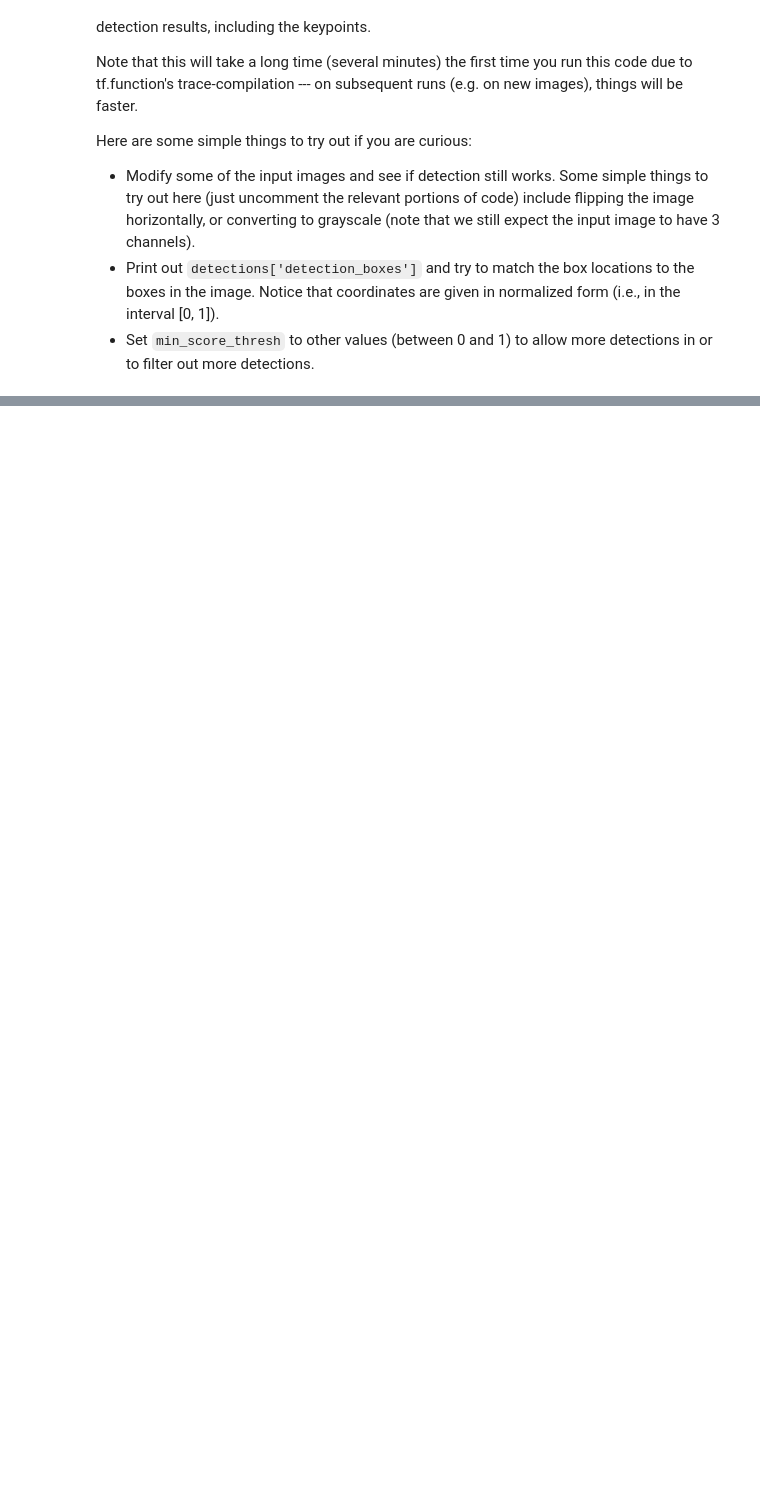
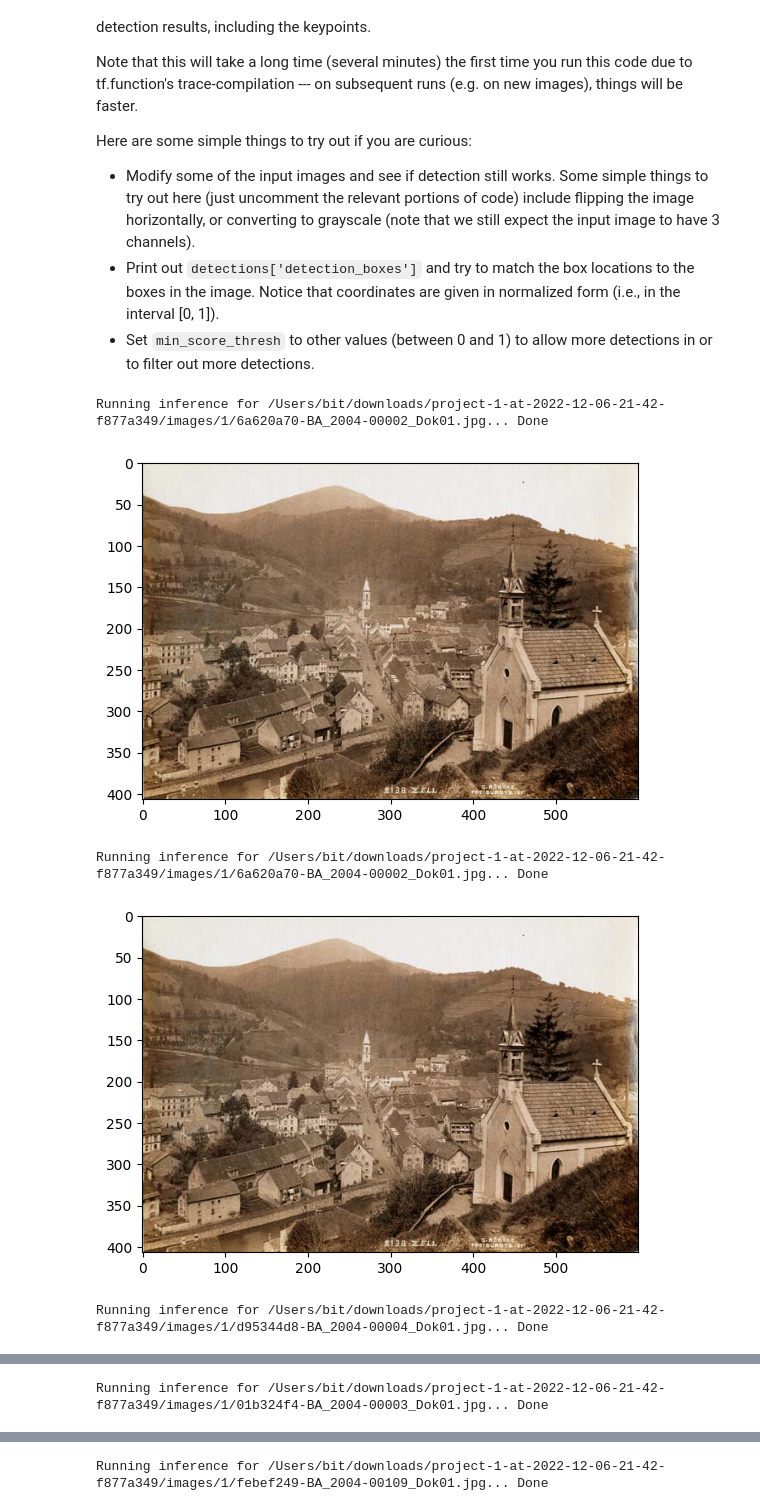
Before and after one commit to B1tstorm/ai_kindererkennung, a Jupyter notebook: object_detection/plot_object_detection_saved_model.ipynb, the cells around one changed output, grey strips where cells are left out. Cells and saved outputs as stored; diff of their text form; code cells hidden in the pictures; blank space fills up the shorter version.

```diff
--- a/object_detection/plot_object_detection_saved_model.ipynb
+++ b/object_detection/plot_object_detection_saved_model.ipynb
@@ -44,0 +47,26 @@ print(IMAGE_PATHS)
+# %%
+from pycocotools.coco import COCO
+from pycocotools.cocoeval import COCOeval
+
+downloads_path = pathlib.Path.home().joinpath("downloads")
+project_file_path = downloads_path.joinpath("project-1-at-2022-12-06-21-42-f877a349")
+coco = COCO(project_file_path.joinpath("result.json"))
+category_ids = coco.getCatIds(['Building'])
+image_ids = coco.getImgIds(catIds=category_ids)
+image_objects = coco.loadImgs(ids=image_ids)
+
+
+def get_image_paths(image_objects):
+    # Schreibweise 1
+    #file_names = []
+    #for image in images:
+    #    file_names.append(image['file_name'])
+    #return file_names
+
+    # Schreibweise 2
+    return ["/Users/bit/downloads/project-1-at-2022-12-06-21-42-f877a349/" + image_object['file_name'] for image_object
+            in image_objects]
+
+
+IMAGE_PATHS = get_image_paths(image_objects)
+print(IMAGE_PATHS)
@@ -188,31 +254,37 @@ for image_path in IMAGE_PATHS:
     # All outputs are batches tensors.
     # Convert to numpy arrays, and take index [0] to remove the batch dimension.
     # We're only interested in the first num_detections.
     num_detections = int(detections.pop('num_detections'))
     detections = {key: value[0, :num_detections].numpy()
                   for key, value in detections.items()}
     detections['num_detections'] = num_detections
 
     # detection_classes should be ints.
     detections['detection_classes'] = detections['detection_classes'].astype(np.int64)
 
     image_np_with_detections = image_np.copy()
 
     viz_utils.visualize_boxes_and_labels_on_image_array(
         image_np_with_detections,
         detections['detection_boxes'],
 
         detections['detection_classes'],
         detections['detection_scores'],
         category_index,
         use_normalized_coordinates=True,
         max_boxes_to_draw=200,
-        min_score_thresh=.30,
+        min_score_thresh=.3,
         agnostic_mode=False)
 
     plt.figure()
     plt.imshow(image_np_with_detections)
     print('Done')
     plt.show()
 
 # sphinx_gallery_thumbnail_number = 2
+# %% [output]
+Running inference for /Users/bit/downloads/project-1-at-2022-12-06-21-42-f877a349/images/1/6a620a70-BA_2004-00002_Dok01.jpg... Done
+[figure, added]
+Running inference for /Users/bit/downloads/project-1-at-2022-12-06-21-42-f877a349/images/1/6a620a70-BA_2004-00002_Dok01.jpg... Done
+[figure, added]
+Running inference for /Users/bit/downloads/project-1-at-2022-12-06-21-42-f877a349/images/1/d95344d8-BA_2004-00004_Dok01.jpg... Done
@@ -218,0 +292 @@ for image_path in IMAGE_PATHS:
+Running inference for /Users/bit/downloads/project-1-at-2022-12-06-21-42-f877a349/images/1/01b324f4-BA_2004-00003_Dok01.jpg... Done
@@ -218,0 +294 @@ for image_path in IMAGE_PATHS:
+Running inference for /Users/bit/downloads/project-1-at-2022-12-06-21-42-f877a349/images/1/febef249-BA_2004-00109_Dok01.jpg... Done
```
Also changed, not shown: parts of 8 cells of this notebook.
